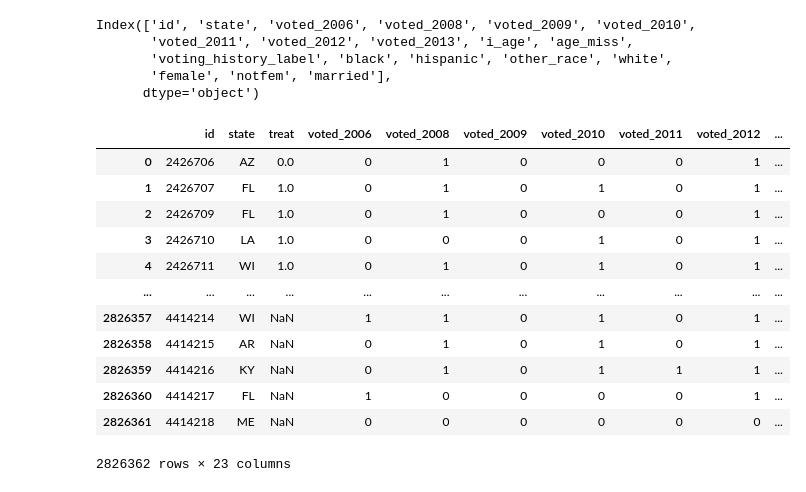
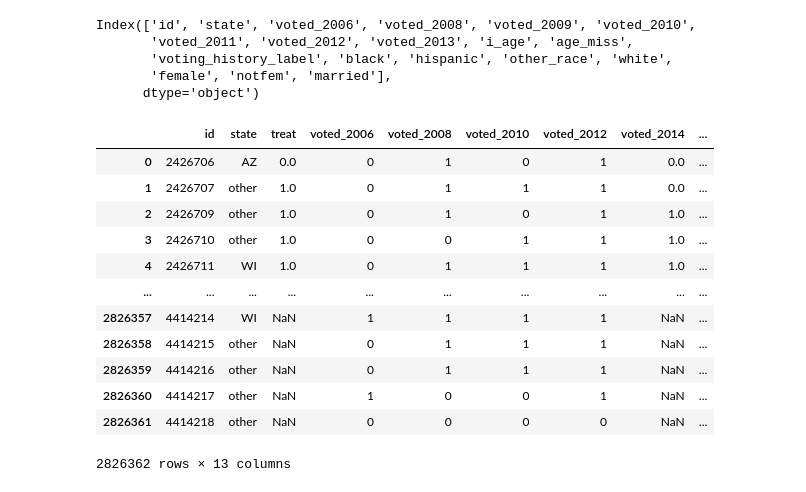
Before and after one commit to jasonjiajs/marketing-analytics-kaggle, a Jupyter notebook: assignment-3/model-jason.ipynb, the cells around one changed output. Cells and saved outputs as stored; diff of their text form; code cells hidden in the pictures.

```diff
--- a/assignment-3/model-jason.ipynb
+++ b/assignment-3/model-jason.ipynb
@@ -30,23 +34,30 @@ Index(['id', 'state', 'voted_2006', 'voted_2008', 'voted_2009', 'voted_2010',
 # %%
 # Combine data and create train/test split
 comb = pd.concat([d, ta], ignore_index=True)
+
+# Keep selected variables
+comb = comb[['id', 'state', 'treat', 'voted_2006', 'voted_2008', 'voted_2010', 'voted_2012', 'voted_2014', 'voting_history_label', 'female', 'married']]
+
+# Only keep AZ and WI, else set everything in 'state' to 'other'
+comb['state'] = comb['state'].apply(lambda x: x if x in ['AZ', 'WI'] else 'other')
+
 comb['to_assign'] = comb['voted_2014'].isna() # people for which we want to assign treatment
-train_idx = comb[~comb['to_assign']].sample(frac=0.8, random_state=72540).index # train set
+train_idx = comb[~comb['to_assign']].sample(frac=1, random_state=72540).index # train set
 comb['train'] = comb.index.isin(train_idx)
 comb
 # %% [output]
-|  | id | state | treat | voted_2006 | voted_2008 | voted_2009 | voted_2010 | voted_2011 | voted_2012 | ... |
-| 0 | 2426706 | AZ | 0.0 | 0 | 1 | 0 | 0 | 0 | 1 | ... |
-| 1 | 2426707 | FL | 1.0 | 0 | 1 | 0 | 1 | 0 | 1 | ... |
-| 2 | 2426709 | FL | 1.0 | 0 | 1 | 0 | 0 | 0 | 1 | ... |
-| 3 | 2426710 | LA | 1.0 | 0 | 0 | 0 | 1 | 0 | 1 | ... |
-| 4 | 2426711 | WI | 1.0 | 0 | 1 | 0 | 1 | 0 | 1 | ... |
-| ... | ... | ... | ... | ... | ... | ... | ... | ... | ... | ... |
-| 2826357 | 4414214 | WI | NaN | 1 | 1 | 0 | 1 | 0 | 1 | ... |
-| 2826358 | 4414215 | AR | NaN | 0 | 1 | 0 | 1 | 0 | 1 | ... |
-| 2826359 | 4414216 | KY | NaN | 0 | 1 | 0 | 1 | 1 | 1 | ... |
-| 2826360 | 4414217 | FL | NaN | 1 | 0 | 0 | 0 | 0 | 1 | ... |
-| 2826361 | 4414218 | ME | NaN | 0 | 0 | 0 | 0 | 0 | 0 | ... |
+|  | id | state | treat | voted_2006 | voted_2008 | voted_2010 | voted_2012 | voted_2014 | ... |
+| 0 | 2426706 | AZ | 0.0 | 0 | 1 | 0 | 1 | 0.0 | ... |
+| 1 | 2426707 | other | 1.0 | 0 | 1 | 1 | 1 | 0.0 | ... |
+| 2 | 2426709 | other | 1.0 | 0 | 1 | 0 | 1 | 1.0 | ... |
+| 3 | 2426710 | other | 1.0 | 0 | 0 | 1 | 1 | 1.0 | ... |
+| 4 | 2426711 | WI | 1.0 | 0 | 1 | 1 | 1 | 1.0 | ... |
+| ... | ... | ... | ... | ... | ... | ... | ... | ... | ... |
+| 2826357 | 4414214 | WI | NaN | 1 | 1 | 1 | 1 | NaN | ... |
+| 2826358 | 4414215 | other | NaN | 0 | 1 | 1 | 1 | NaN | ... |
+| 2826359 | 4414216 | other | NaN | 0 | 1 | 1 | 1 | NaN | ... |
+| 2826360 | 4414217 | other | NaN | 1 | 0 | 0 | 1 | NaN | ... |
+| 2826361 | 4414218 | other | NaN | 0 | 0 | 0 | 0 | NaN | ... |
-2826362 rows × 23 columns
+2826362 rows × 13 columns
 # %%
 # Fit separate models for treatment and control
```
Also changed, not shown: parts of 22 cells of this notebook, 7 other files.
